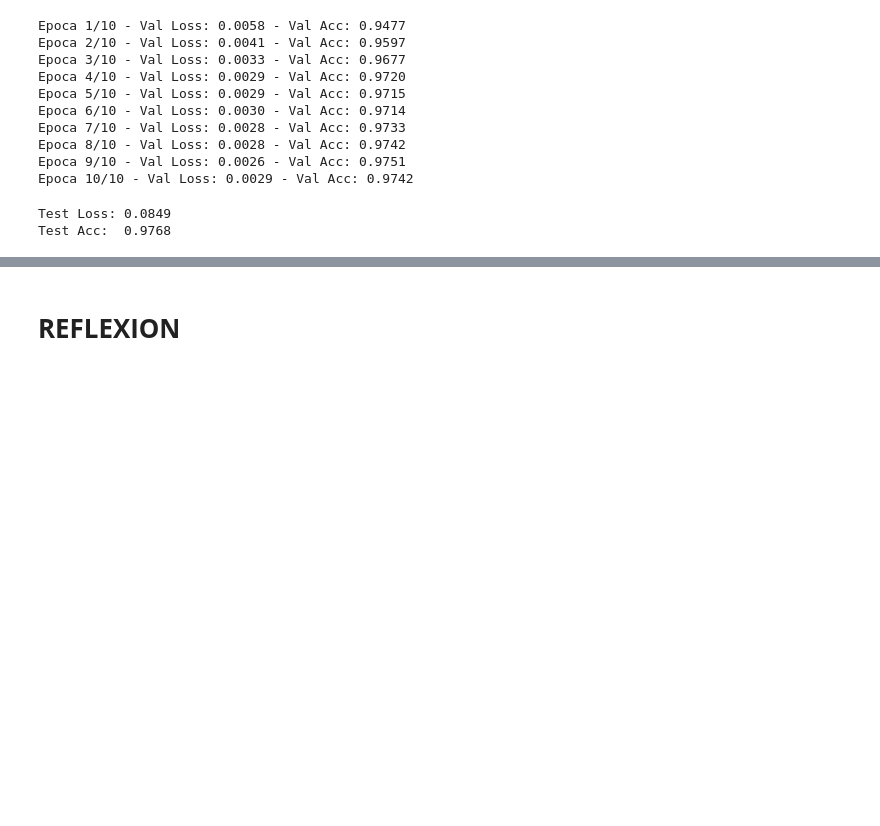
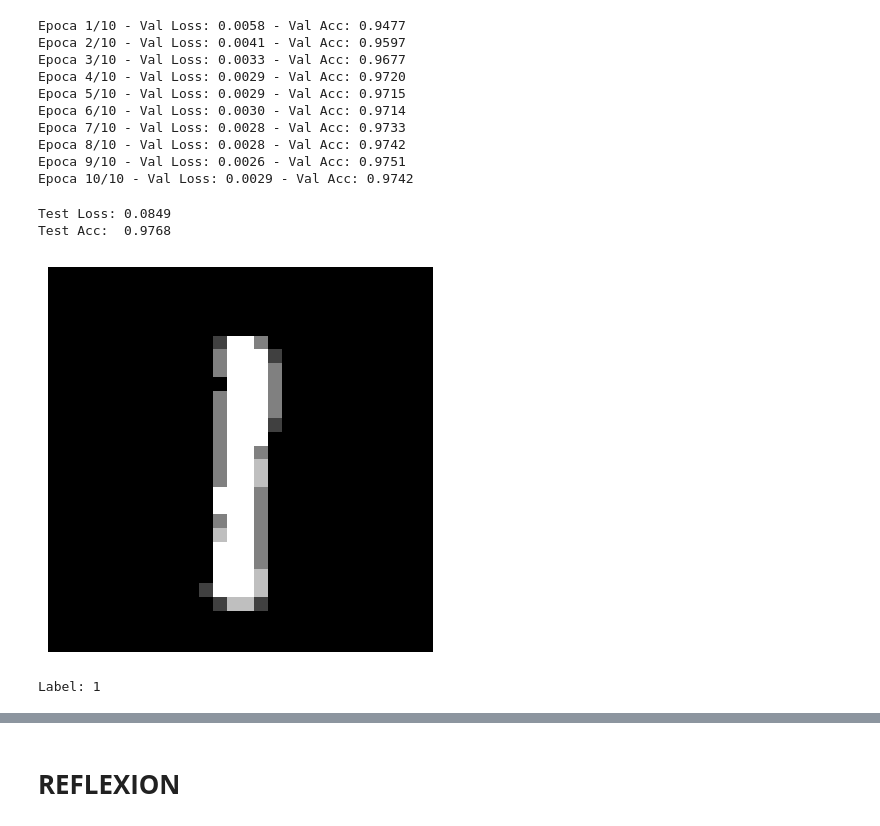
Before and after one commit to edgardlt03/ICO-Trabajos, a Jupyter notebook: Feed_Forward_Network_con_PyTorch.ipynb, the cells around one changed output, grey strips where cells are left out. Drawn from its saved outputs; the diff is of its cells as text; code cells hidden in the pictures; blank space fills up the shorter version.

```diff
--- a/Feed_Forward_Network_con_PyTorch.ipynb
+++ b/Feed_Forward_Network_con_PyTorch.ipynb
@@ -260,3 +260,20 @@ print(f"Test Acc:  {correct/total:.4f}")
 # %% [output]
 Test Loss: 0.0849
 Test Acc:  0.9768
+# %%
+import matplotlib.pyplot as plt
+
+def plot_number(image):
+    plt.figure(figsize=(5,5))
+    plt.imshow(image.reshape((28,28)), cmap=plt.get_cmap('gray'))
+    plt.axis('off')
+    plt.show()
+
+# mostrar una imagen random del test
+random_idx = torch.randint(0, len(test_ds), (1,)).item()
+img, label = test_ds[random_idx]
+plot_number(img.numpy())
+print(f"Label: {label}")
+# %% [output]
+[figure, added]
+Label: 1
```
Also changed, not shown: parts of 2 cells of this notebook.
